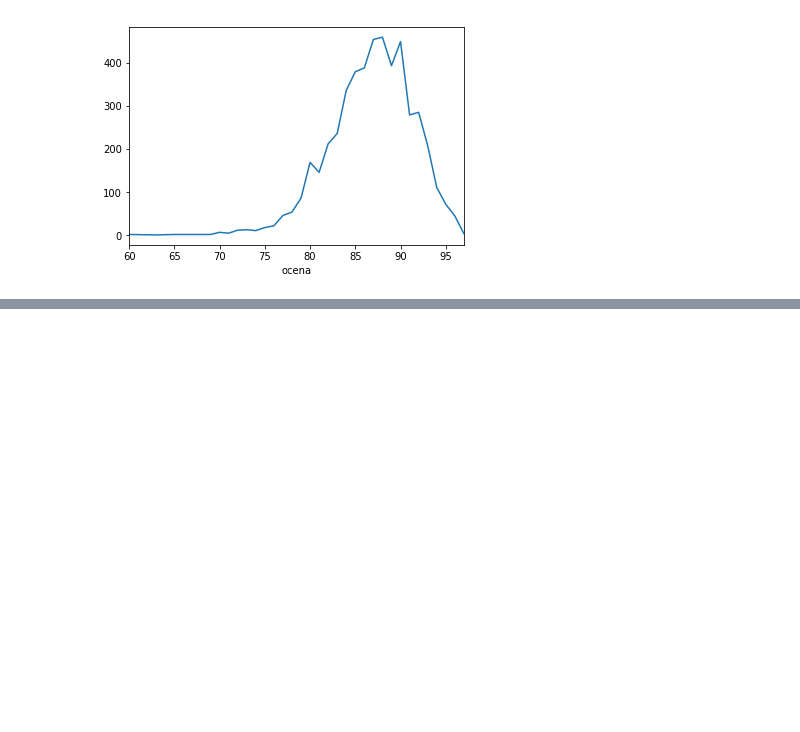
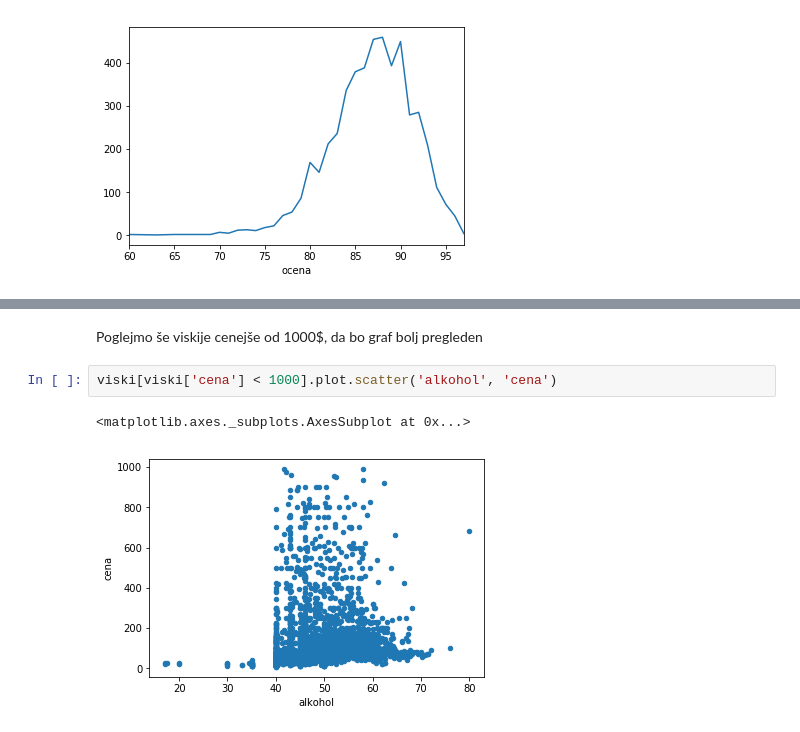
Before and after one commit to GTerglav/Viski, a Jupyter notebook: viski_analiza.ipynb, the cells around one changed output, grey strips where cells are left out. Saved outputs shown, nothing was run; the diff lists cells and outputs as text; blank space fills up the shorter version.

```diff
--- a/viski_analiza.ipynb
+++ b/viski_analiza.ipynb
@@ -127,0 +149,7 @@ V tem območju dobimo skoraj pričakovano normalno porazdelitev, zanimiv je mord
+# %% [markdown]
+Poglejmo še viskije cenejše od 1000$, da bo graf bolj pregleden
+# %%
+viski[viski['cena'] < 1000].plot.scatter('alkohol', 'cena')
+# %% [output]
+<matplotlib.axes._subplots.AxesSubplot at 0x...>
+[figure, added]
```
Also changed, not shown: parts of 19 cells of this notebook, 2 other files.
